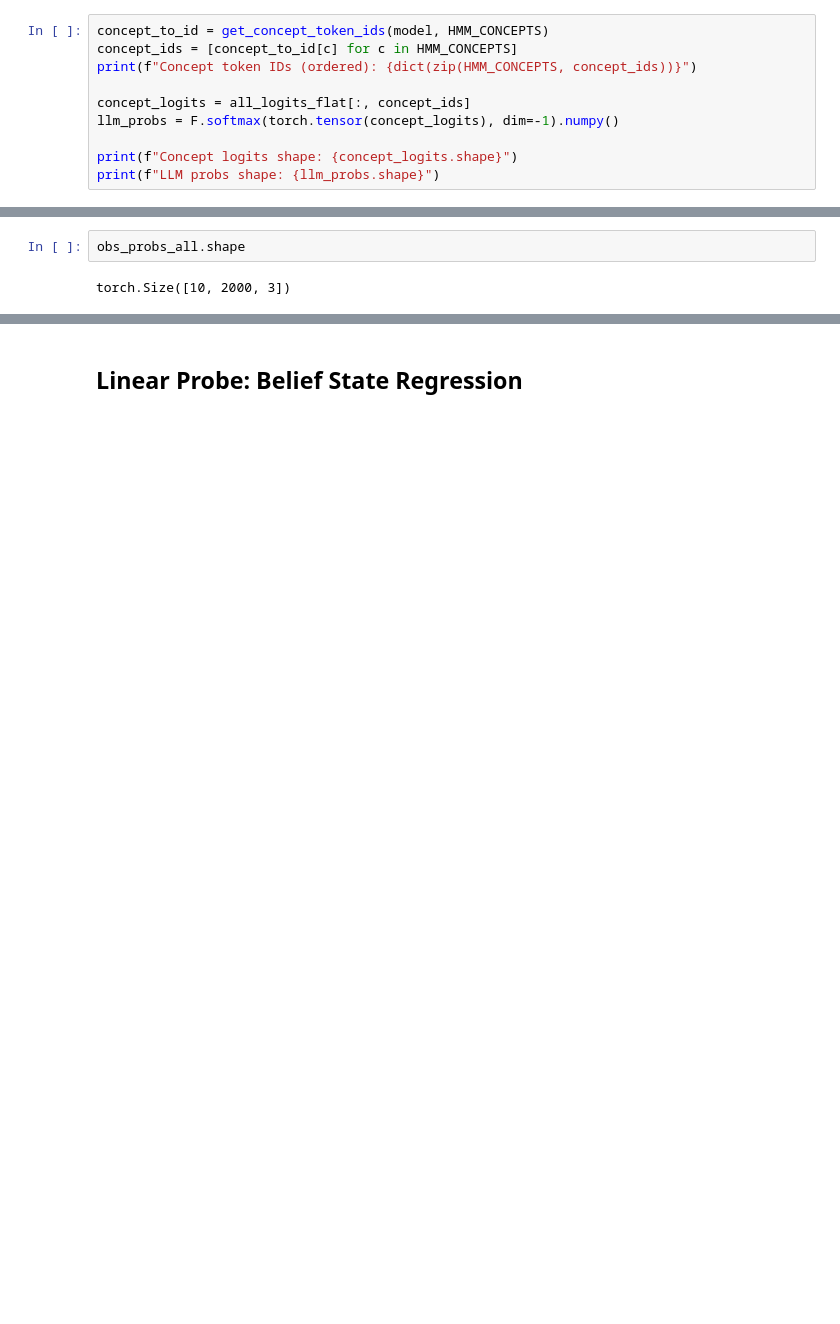
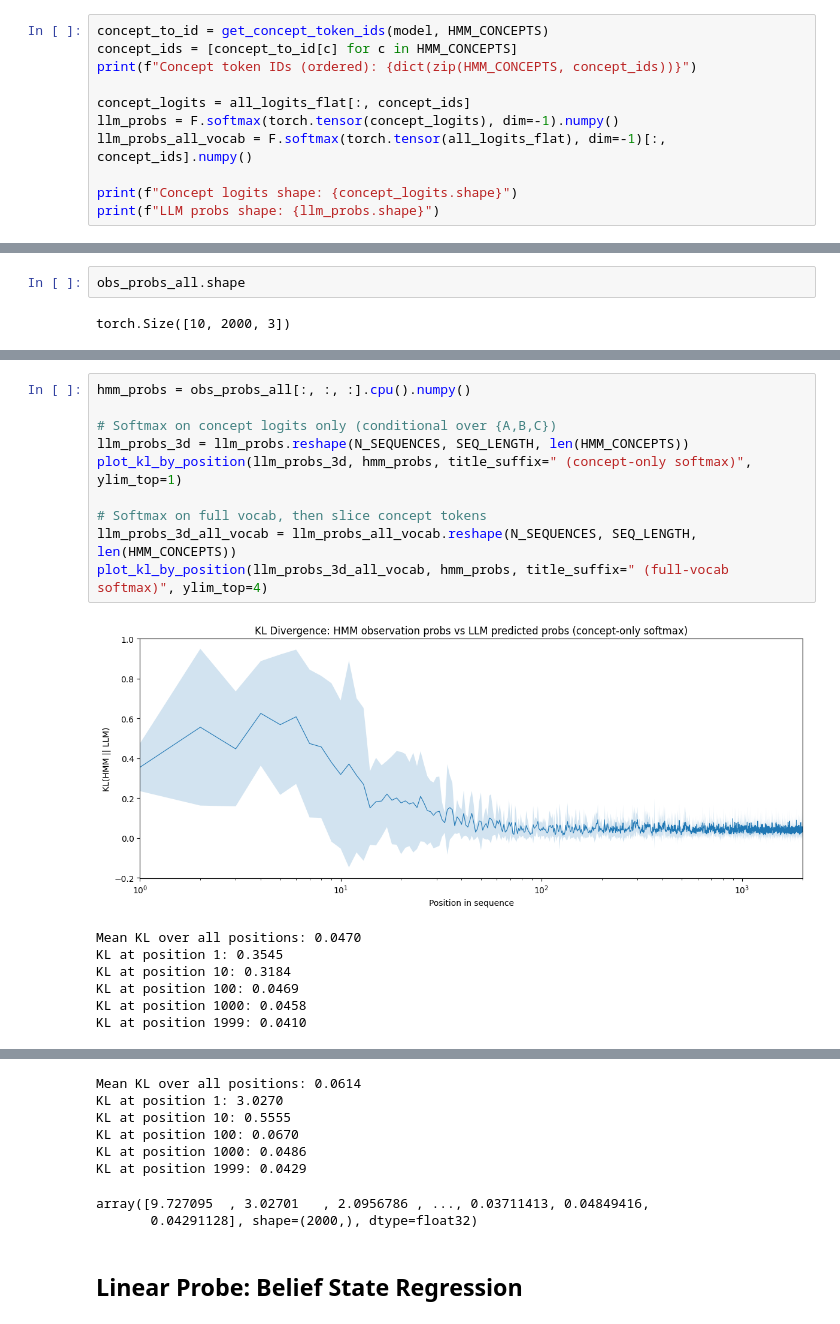
Before and after one commit to chiragr5241/geometric-interpretability-LLMs, a Jupyter notebook: experiments/notebooks/tuned_lens.ipynb, the cells around one changed output, grey strips where cells are left out. Cells and saved outputs as stored; diff of their text form; blank space fills up the shorter version.

```diff
--- a/experiments/notebooks/tuned_lens.ipynb
+++ b/experiments/notebooks/tuned_lens.ipynb
@@ -245,6 +255,7 @@ print(f"Concept token IDs (ordered): {dict(zip(HMM_CONCEPTS, concept_ids))}")
 
 concept_logits = all_logits_flat[:, concept_ids]
 llm_probs = F.softmax(torch.tensor(concept_logits), dim=-1).numpy()
+llm_probs_all_vocab = F.softmax(torch.tensor(all_logits_flat), dim=-1)[:, concept_ids].numpy()
 
 print(f"Concept logits shape: {concept_logits.shape}")
 print(f"LLM probs shape: {llm_probs.shape}")
@@ -294,0 +300,18 @@ KL at position 1999: 0.0276
+# %%
+hmm_probs = obs_probs_all[:, :, :].cpu().numpy()
+
+# Softmax on concept logits only (conditional over {A,B,C})
+llm_probs_3d = llm_probs.reshape(N_SEQUENCES, SEQ_LENGTH, len(HMM_CONCEPTS))
+plot_kl_by_position(llm_probs_3d, hmm_probs, title_suffix=" (concept-only softmax)", ylim_top=1)
+
+# Softmax on full vocab, then slice concept tokens
+llm_probs_3d_all_vocab = llm_probs_all_vocab.reshape(N_SEQUENCES, SEQ_LENGTH, len(HMM_CONCEPTS))
+plot_kl_by_position(llm_probs_3d_all_vocab, hmm_probs, title_suffix=" (full-vocab softmax)", ylim_top=4)
+# %% [output]
+[figure, added]
+Mean KL over all positions: 0.0470
+KL at position 1: 0.3545
+KL at position 10: 0.3184
+KL at position 100: 0.0469
+KL at position 1000: 0.0458
+KL at position 1999: 0.0410
@@ -295,3 +319,11 @@ KL at position 1999: 0.0276
+Mean KL over all positions: 0.0614
+KL at position 1: 3.0270
+KL at position 10: 0.5555
+KL at position 100: 0.0670
+KL at position 1000: 0.0486
+KL at position 1999: 0.0429
+array([9.727095  , 3.02701   , 2.0956786 , ..., 0.03711413, 0.04849416,
+       0.04291128], shape=(2000,), dtype=float32)
 # %% [markdown]
 ## Linear Probe: Belief State Regression
 # %%
```
Also changed, not shown: parts of 39 cells of this notebook, 54 other files.
